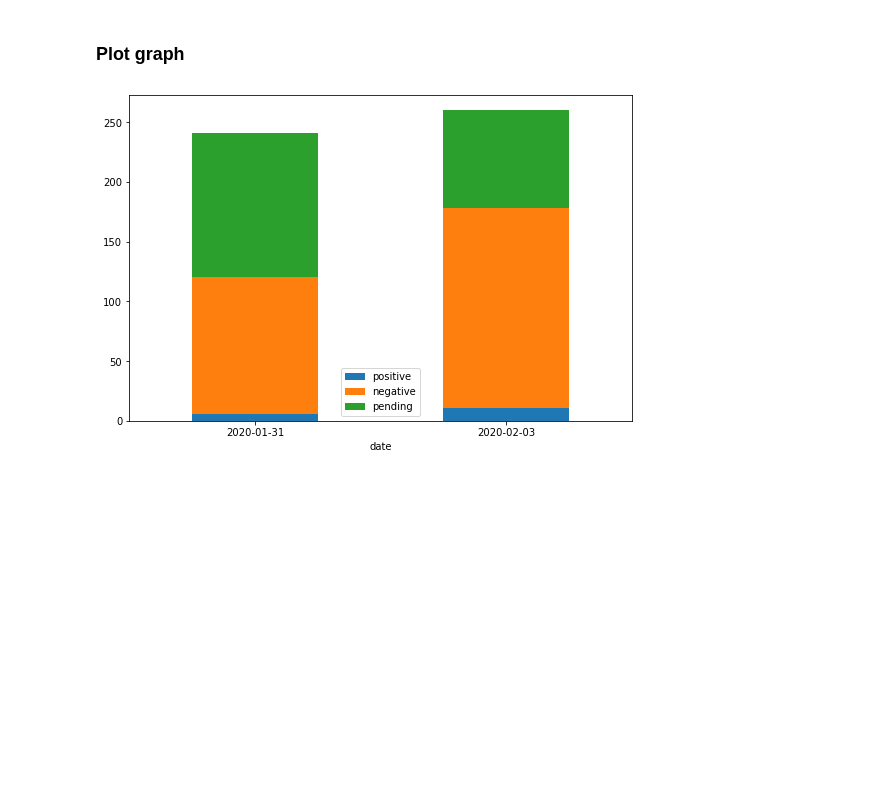
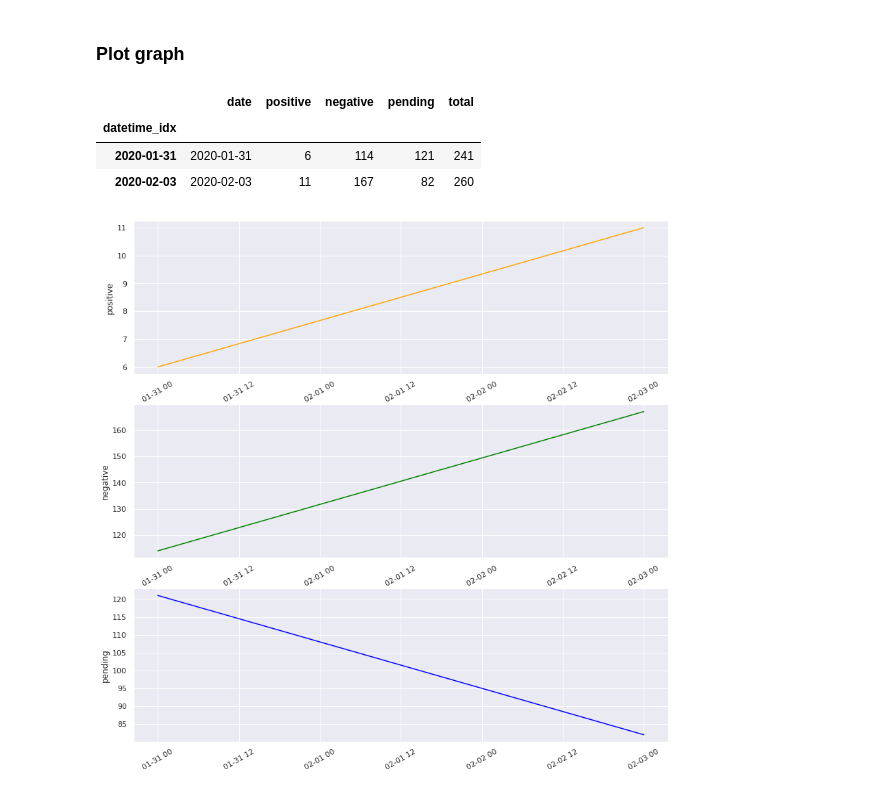
Before and after one commit to alext234/coronavirus-stats, a Jupyter notebook: CDC-cases-in-US.ipynb, the cells around one changed output. Drawn from its saved outputs; the diff is of its cells as text; code cells hidden in the pictures; blank space fills up the shorter version.

```diff
--- a/CDC-cases-in-US.ipynb
+++ b/CDC-cases-in-US.ipynb
@@ -74,19 +74,38 @@ df
 df.to_csv(csv_file, index=False)
 # %% [markdown]
 ### Plot graph
-# %%
-
-png_file = 'images/cdc-us-cases.png'
-
-ax = df.drop(['total'], axis=1).set_index('date').plot(kind='bar',
-                                                       stacked=True,
-                                                       figsize=(9,6))
-l = ax.legend()
-
-for label in ax.get_xticklabels():
-    label.set_rotation(0)
-# %% [output]
-[figure, removed]
+# %%
+import seaborn as sns
+import matplotlib.pyplot as plt
+from pandas.plotting import register_matplotlib_converters
+register_matplotlib_converters()
+
+png_file = 'images/cdc-us-cases.png'
+
+# convert to pd.datetime
+df['datetime_idx'] = pd.to_datetime(df['date'], format="%Y-%m-%d")
+
+df.set_index('datetime_idx', inplace=True)
+df
+# %% [output]
+|  | date | positive | negative | pending | total |
+| datetime_idx |  |  |  |  |  |
+| 2020-01-31 | 2020-01-31 | 6 | 114 | 121 | 241 |
+| 2020-02-03 | 2020-02-03 | 11 | 167 | 82 | 260 |
+# %%
+sns.set(rc={'figure.figsize':(14,14)})
+
+fig, axs = plt.subplots(nrows=3)
+
+sns.lineplot(x=df.index, y = 'positive', data=df, ax= axs[0], estimator=None, color='orange')
+sns.lineplot(x=df.index, y = 'negative', data=df, ax= axs[1], estimator=None, color='green')
+sns.lineplot(x=df.index, y = 'pending', data=df, ax= axs[2], estimator=None, color='blue')
+
+for ax in axs:
+    ax.set_xlabel('')
+    ax.tick_params(axis='x', labelrotation=30)
+# %% [output]
+[figure, added]
 # %%
 fig = ax.get_figure()
 fig.savefig(png_file)
```
Also changed, not shown: 3 other files.
